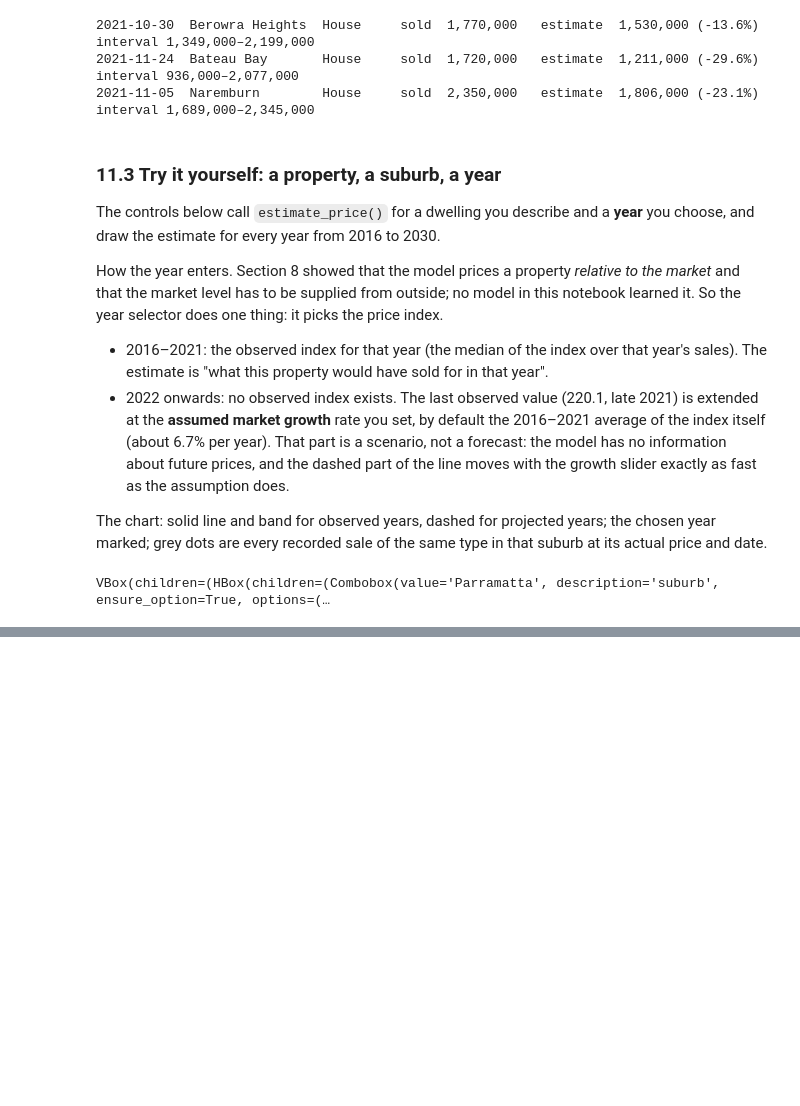
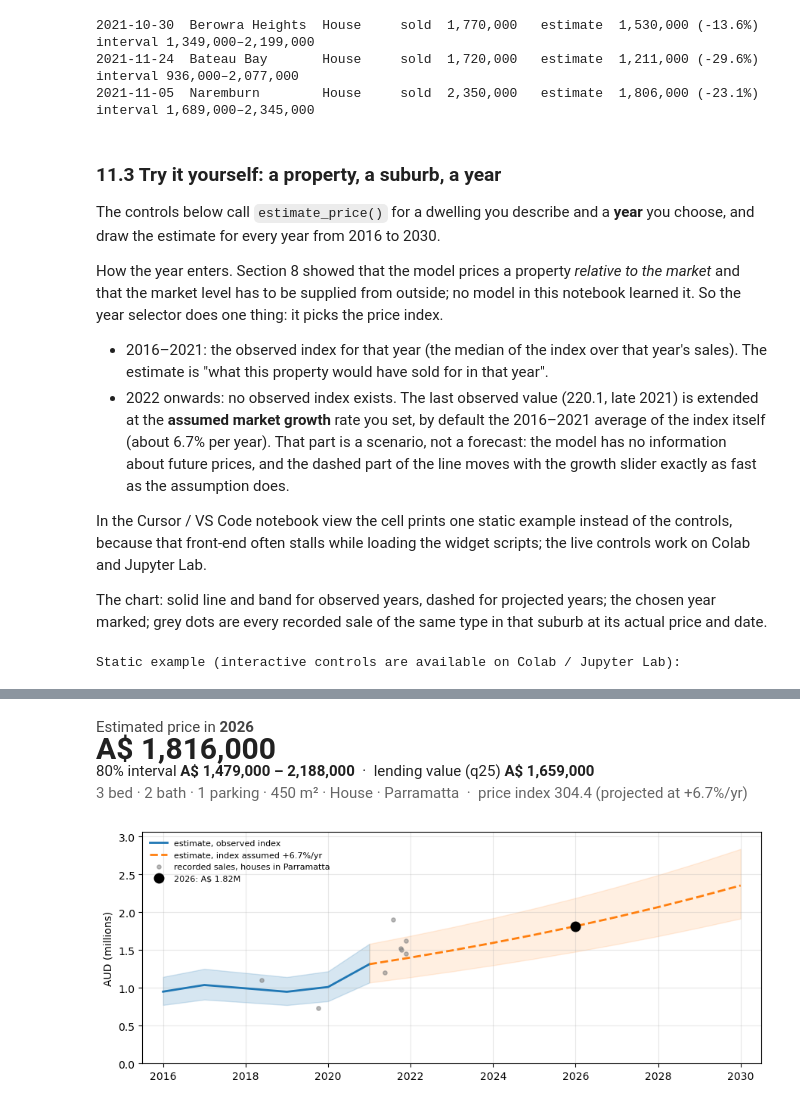
Before and after one commit to AlexHu1210/uts-ml-a2-sydney-house-price, a Jupyter notebook: notebook/UTS_ML_A2_Sydney_House_Price.ipynb, the cells around one changed output, grey strips where cells are left out. Cells and saved outputs as stored; diff of their text form; code cells hidden in the pictures; blank space fills up the shorter version.

Commit message:
11.3: static fallback in VS Code/Cursor front-end
Co-authored-by: Cursor <cursoragent@cursor.com>

```diff
--- a/notebook/UTS_ML_A2_Sydney_House_Price.ipynb
+++ b/notebook/UTS_ML_A2_Sydney_House_Price.ipynb
@@ -1767,6 +1767,8 @@ How the year enters. Section 8 showed that the model prices a property *relative
 - 2016–2021: the observed index for that year (the median of the index over that year's sales). The estimate is "what this property would have sold for in that year".
 - 2022 onwards: no observed index exists. The last observed value (220.1, late 2021) is extended at the **assumed market growth** rate you set, by default the 2016–2021 average of the index itself (about 6.7% per year). That part is a scenario, not a forecast: the model has no information about future prices, and the dashed part of the line moves with the growth slider exactly as fast as the assumption does.
 
+In the Cursor / VS Code notebook view the cell prints one static example instead of the controls, because that front-end often stalls while loading the widget scripts; the live controls work on Colab and Jupyter Lab.
+
 The chart: solid line and band for observed years, dashed for projected years; the chosen year marked; grey dots are every recorded sale of the same type in that suburb at its actual price and date.
 # %%
 try:
@@ -1850,7 +1852,15 @@ controls = dict(
 ui = widgets.VBox([widgets.HBox([controls["suburb"], controls["type"]]),
                    widgets.HBox([controls["num_bed"], controls["num_bath"], controls["num_parking"]]),
                    widgets.HBox([controls["property_size"], controls["year"], controls["growth_pct"]])])
-out = widgets.interactive_output(show_estimate, controls)
-display(ui, out)
+import os
+IN_VSCODE = any(k.startswith("VSCODE_") for k in os.environ)   # Cursor / VS Code notebook front-end
+if IN_VSCODE:
+    # The built-in notebook view of Cursor/VS Code often stalls while loading ipywidgets from a CDN,
+    # so show one static example here. Use Colab or Jupyter Lab for the live controls.
+    print("Static example (interactive controls are available on Colab / Jupyter Lab):")
+    show_estimate(3, 2, 1, 450, "House", "Parramatta", 2026, round(100 * HIST_GROWTH, 1))
+else:
+    out = widgets.interactive_output(show_estimate, controls)
+    display(ui, out)
 # %% [output]
-VBox(children=(HBox(children=(Combobox(value='Parramatta', description='suburb', ensure_option=True, options=(…
+Static example (interactive controls are available on Colab / Jupyter Lab):
@@ -1857,0 +1867,5 @@ VBox(children=(HBox(children=(Combobox(value='Parramatta', description='suburb',
+Estimated price in 2026
+A$ 1,816,000
+80% interval A$ 1,479,000 – 2,188,000 · lending value (q25) A$ 1,659,000
+3 bed · 2 bath · 1 parking · 450 m² · House · Parramatta · price index 304.4 (projected at +6.7%/yr)
+[figure, added]
```
Also changed, not shown: parts of 1 cell of this notebook.
